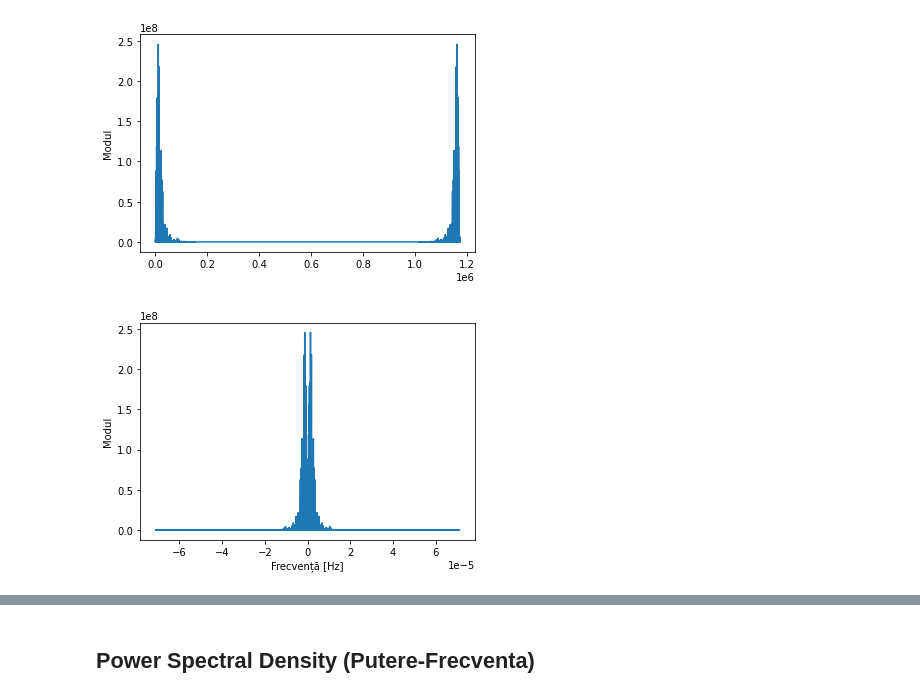
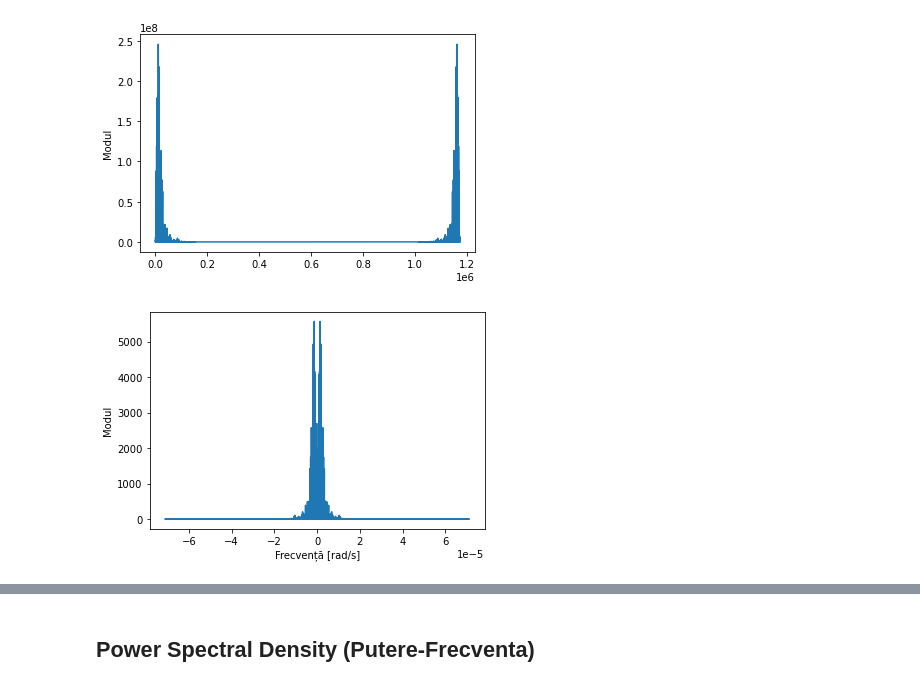
Before and after one commit to the-sergiu/WAVFileSpectrogramVizualizer, a Jupyter notebook: utils/Testing.ipynb, the cells around one changed output, grey strips where cells are left out. Saved outputs shown, nothing was run; the diff lists cells and outputs as text; code cells hidden in the pictures.

```diff
--- a/utils/Testing.ipynb
+++ b/utils/Testing.ipynb
@@ -123,9 +124,9 @@ plt.show()
 [figure]
 # %%
 plt.figure()
-plt.plot(6.278*xf, np.abs(fast))
-plt.xlabel("Frecvență [Hz]")
+plt.plot(6.278*xf, np.abs(fast) / 44100)
+plt.xlabel("Frecvență [rad/s]")
 plt.ylabel("Modul")
 plt.show()
 # %% [output]
-[figure, old version]
+[figure, new version]
```
Also changed, not shown: parts of 4 cells of this notebook, 3 other files.
